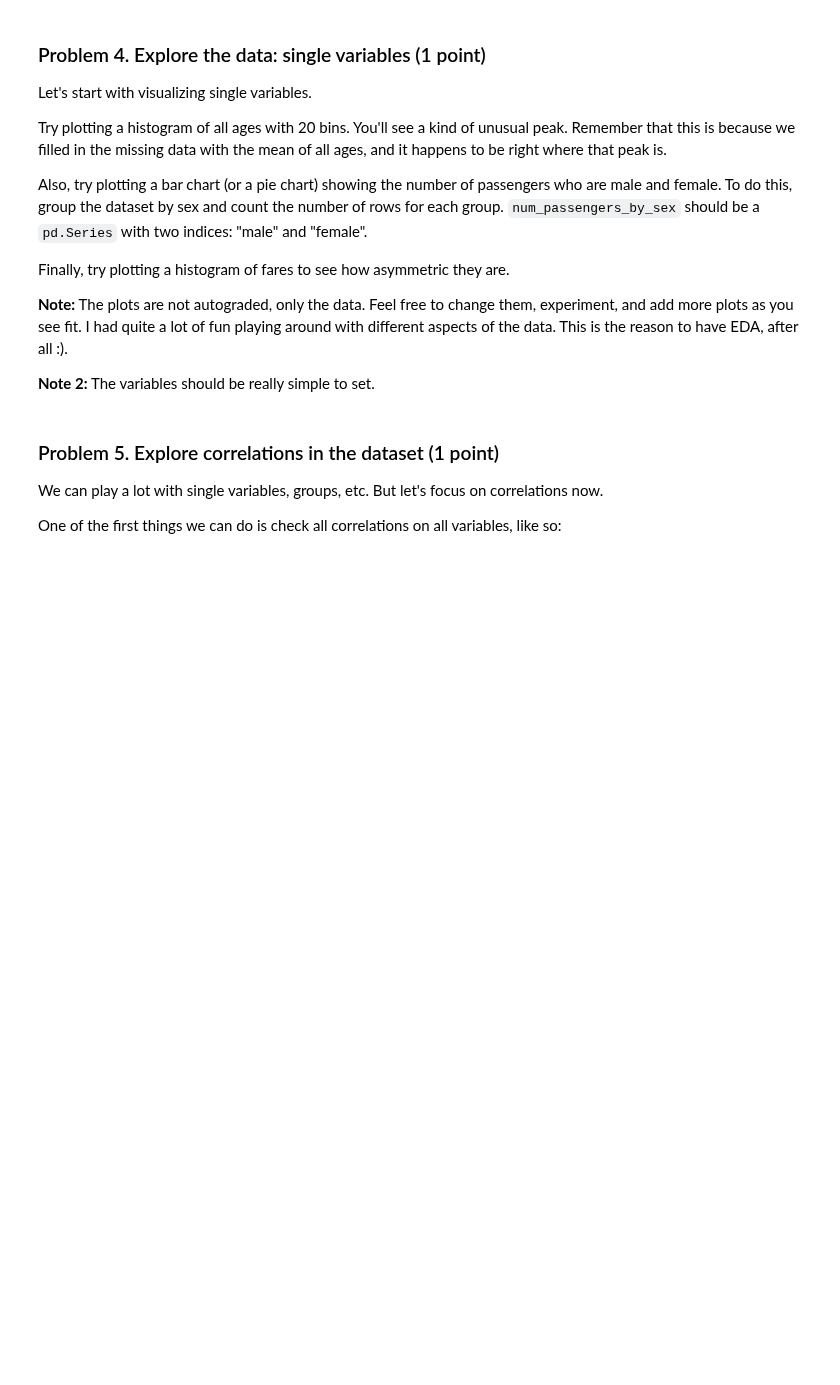
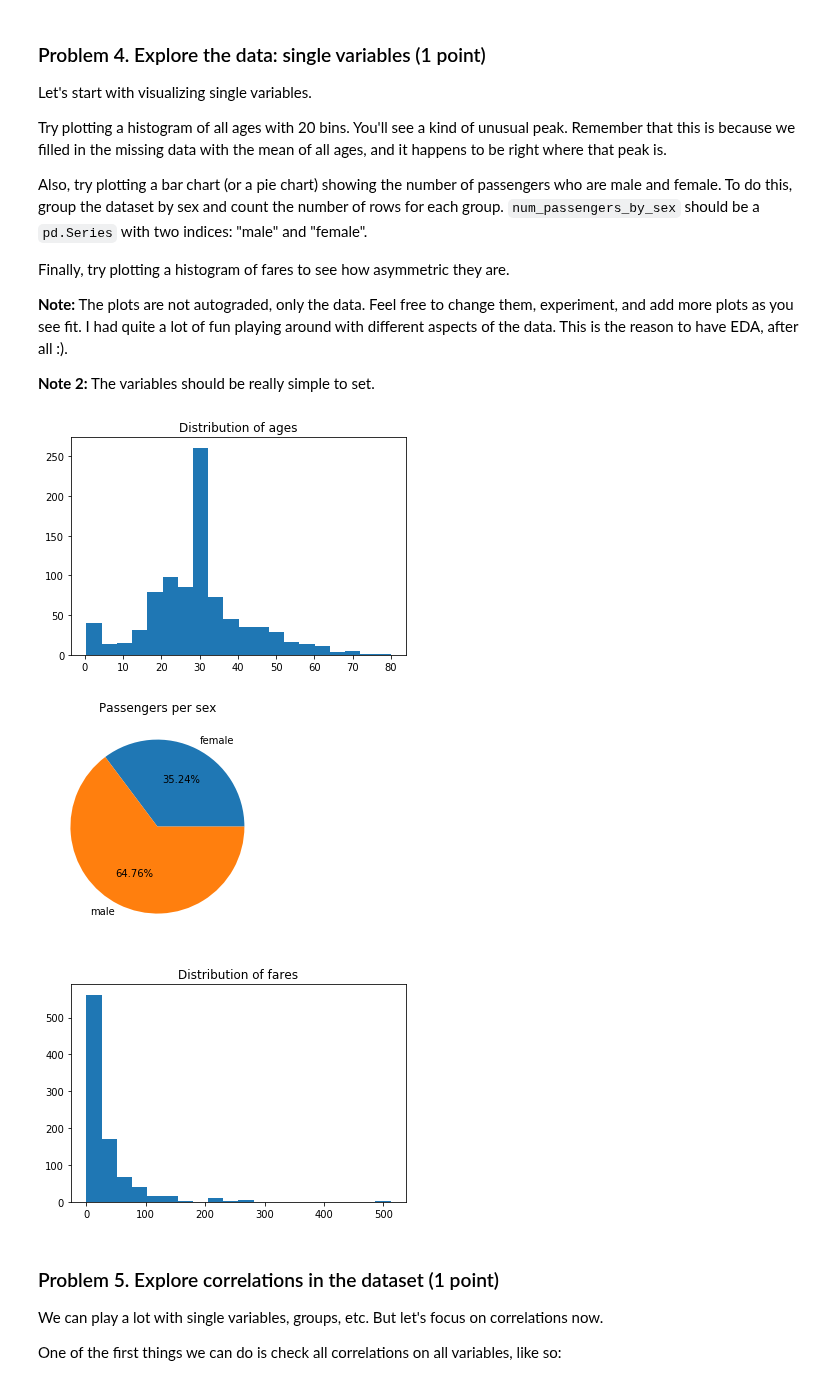
Before and after one commit to mstoychev/Data-Science-SoftwareUniversity, a Jupyter notebook: 7. Data Science Project Architecture/2. Homework/DS Project Architecture Lab.ipynb, the cells around one changed output. Cells and saved outputs as stored; diff of their text form; code cells hidden in the pictures; blank space fills up the shorter version.

```diff
--- a/7. Data Science Project Architecture/2. Homework/DS Project Architecture Lab.ipynb
+++ b/7. Data Science Project Architecture/2. Homework/DS Project Architecture Lab.ipynb
@@ -189,0 +185,2 @@ NotImplementedError:
+# %%
+titanic_data.drop(columns=["Cabin", "Name", "Ticket"], inplace=True)
@@ -205,25 +218,26 @@ Finally, try plotting a histogram of fares to see how asymmetric they are.
 
 **Note 2:** The variables should be really simple to set.
 # %%
-all_ages = None
-num_passengers_by_sex = None
-all_fares = None
-
-# YOUR CODE HERE
-raise NotImplementedError()
+all_ages = titanic_data.Age
+num_passengers_by_sex = titanic_data.groupby(titanic_data.Sex, axis=0).size()
+all_fares = titanic_data.Fare
 
 plt.hist(all_ages, bins = 20)
 plt.title("Distribution of ages")
 plt.show()
 
 plt.gca().set_aspect("equal")
 plt.pie(num_passengers_by_sex, labels = num_passengers_by_sex.index, autopct = "%.2f%%")
 plt.title("Passengers per sex")
 plt.show()
 
 plt.hist(all_fares, bins = 20)
 plt.title("Distribution of fares")
 plt.show()
+# %% [output]
+[figure, added]
+[figure, added]
+[figure, added]
 # %%
 assert_is_not_none(all_ages)
 assert_is_not_none(num_passengers_by_sex)
```
Also changed, not shown: parts of 3 cells of this notebook.
